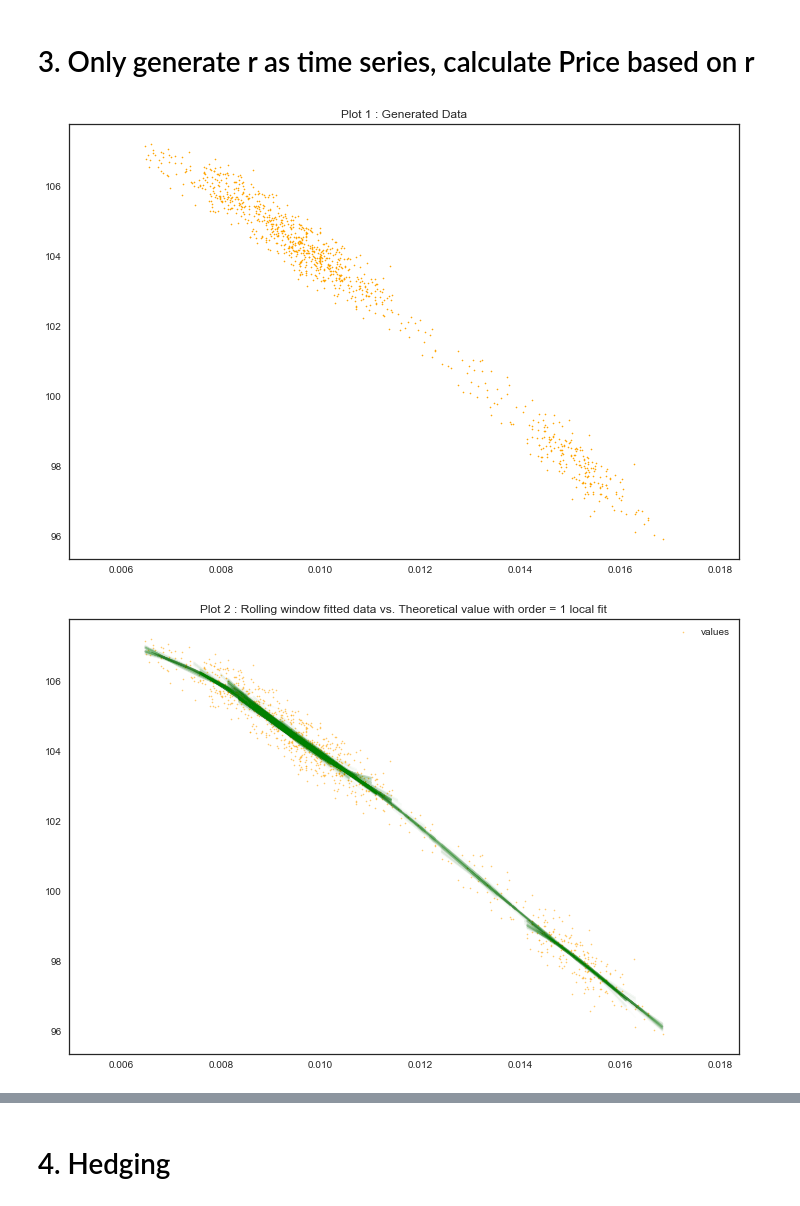
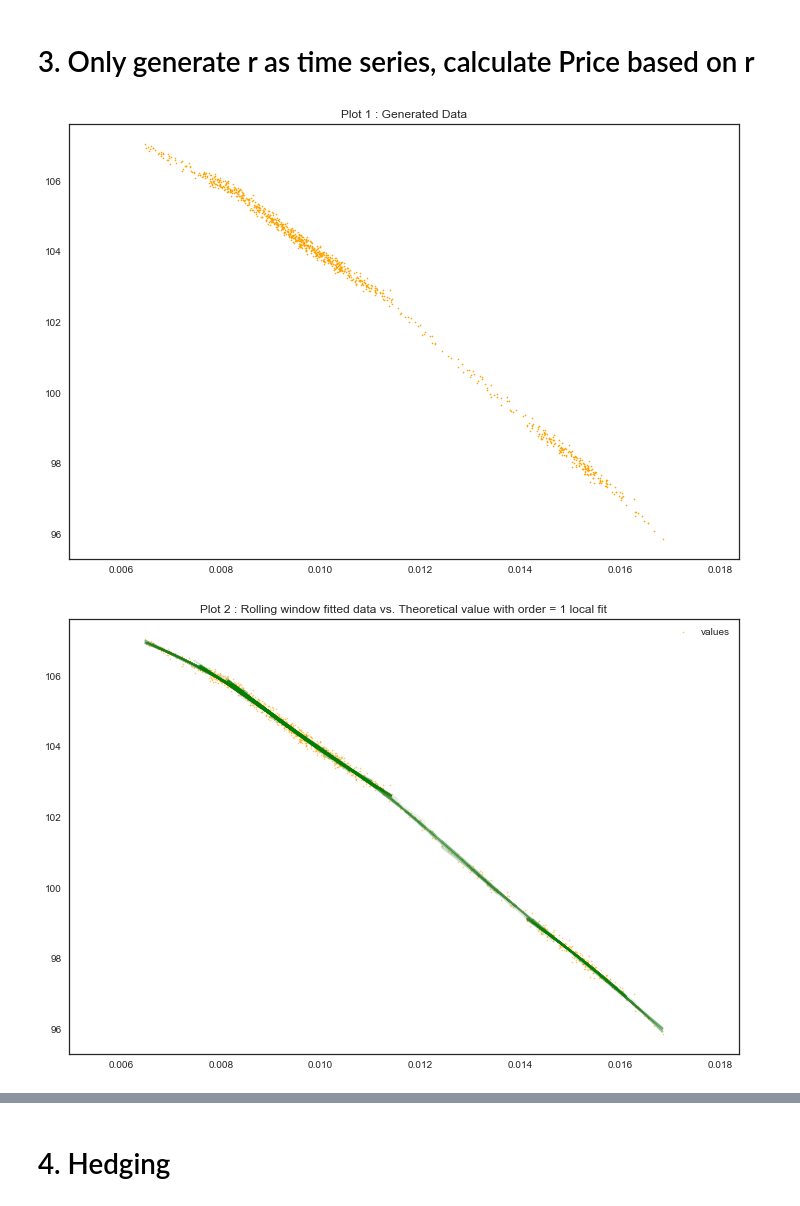
Before and after one commit to JerryDeveloper/MBSEmpiricalDuration, a Jupyter notebook: Week 11 Report - Time Series Simulation and Hedging.ipynb, the cells around one changed output, grey strips where cells are left out. Drawn from its saved outputs; the diff is of its cells as text; code cells hidden in the pictures.

```diff
--- a/Week 11 Report - Time Series Simulation and Hedging.ipynb
+++ b/Week 11 Report - Time Series Simulation and Hedging.ipynb
@@ -197,7 +197,7 @@ def fit_simulated_TS_with_rolling_window(price_vol, rate_vol, corr, initial_pric
     ax.set_title('Plot 3 : Fitted Duration... ')
     ax.legend()
 # %%
-fit_simulated_TS_with_rolling_window(0.4, 0.0002, -0.95, 100, 0.015, 100, 2)
+fit_simulated_TS_with_rolling_window(0.1, 0.0002, -0.95, 100, 0.015, 100, 2)
 # %% [output]
-[figure, old version]
+[figure, new version]
-[figure, old version]
+[figure, new version]
```
Also changed, not shown: parts of 6 cells of this notebook, 1 other file.
